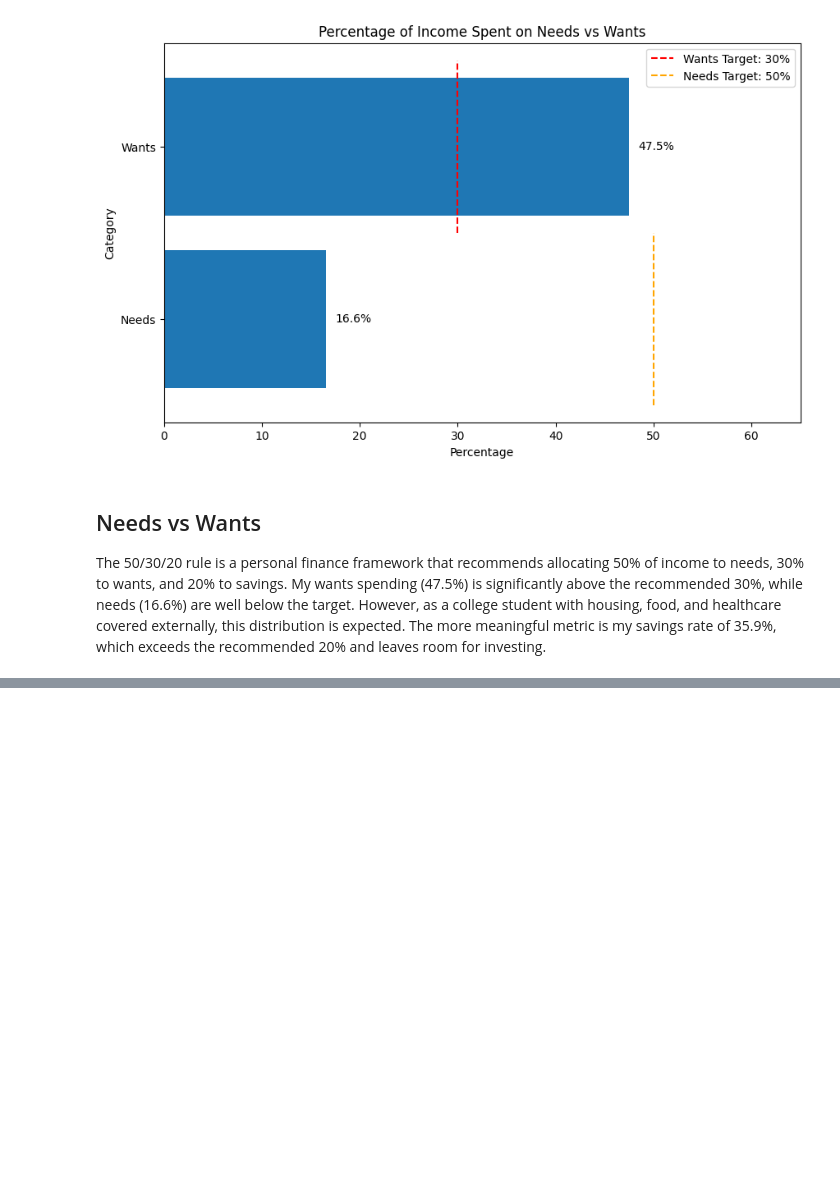
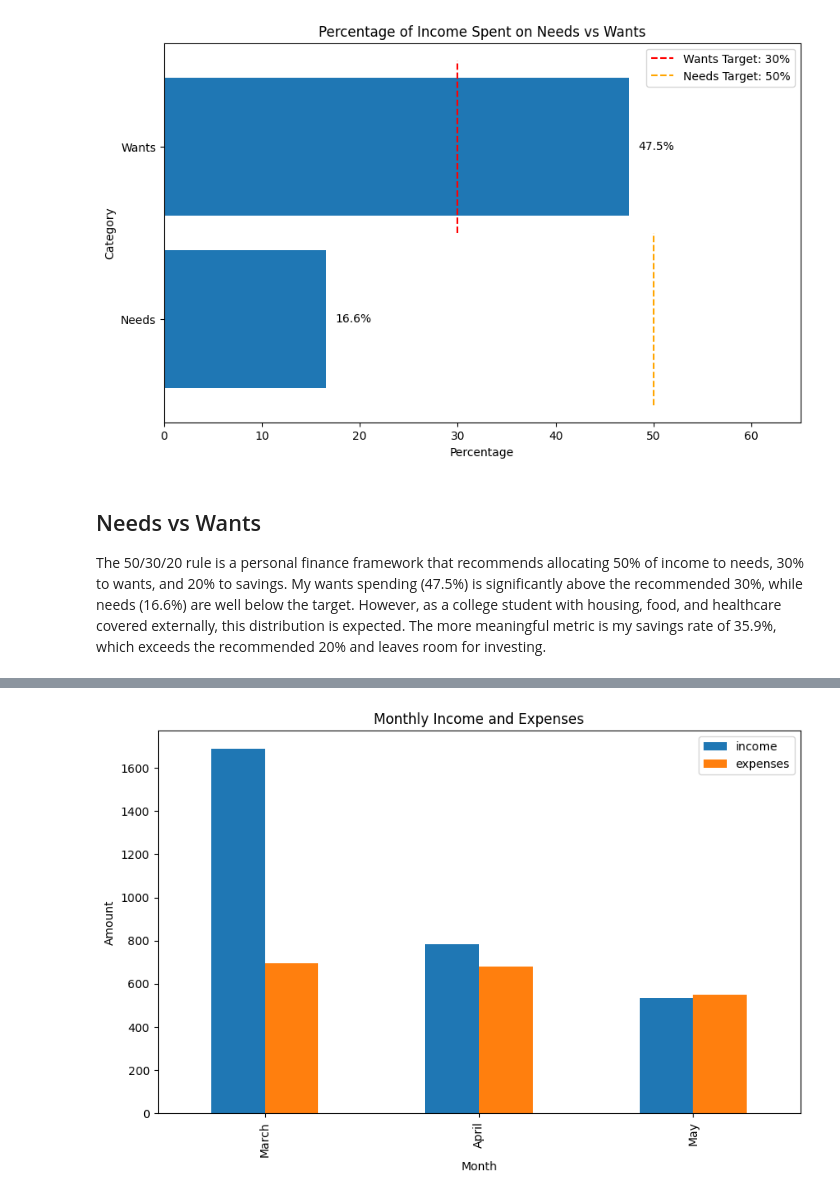
Before and after one commit to anitaroese/finance-tracker, a Jupyter notebook: data-analysis.ipynb, the cells around one changed output, grey strips where cells are left out. Cells and saved outputs as stored; diff of their text form; code cells hidden in the pictures; blank space fills up the shorter version.

Commit message:
feat: complete Section 2 - monthly income and expenses trends

```diff
--- a/data-analysis.ipynb
+++ b/data-analysis.ipynb
@@ -19,6 +19,10 @@ df = pd.read_csv('finance_data.csv')
 # %%
 # Convert the 'category' column to lowercase
 df['category'] = df['category'].str.lower()
+# %%
+df['date'] = pd.to_datetime(df['date'])
+# %%
+df['month'] = df['date'].dt.month
 # %%
 # Filter the DataFrame to include only expenses
 filt = (df['type'] == 'expense')
@@ -88,0 +95,10 @@ The more meaningful metric is my savings rate of 35.9%, which exceeds the recomm
+# %%
+expenses_monthly = expenses.groupby('month')['amount'].sum()
+income_monthly = income.groupby('month')['amount'].sum()
+# %%
+monthly_df = pd.DataFrame({
+    'income': income_monthly,
+    'expenses': expenses_monthly,
+    'balance': income_monthly - expenses_monthly
+})
+monthly_df
@@ -88,0 +111,10 @@ The more meaningful metric is my savings rate of 35.9%, which exceeds the recomm
+# %%
+plt.grouped_bar_chart = monthly_df[['income', 'expenses']].plot(kind='bar', figsize=(10, 6))
+plt.xlabel('Month')
+plt.xticks([0, 1, 2], ['March', 'April', 'May'])
+plt.ylabel('Amount')
+plt.title('Monthly Income and Expenses')
+plt.legend()
+plt.show()
+# %% [output]
+[figure, added]
```
Also changed, not shown: parts of 3 cells of this notebook, 2 other files.
